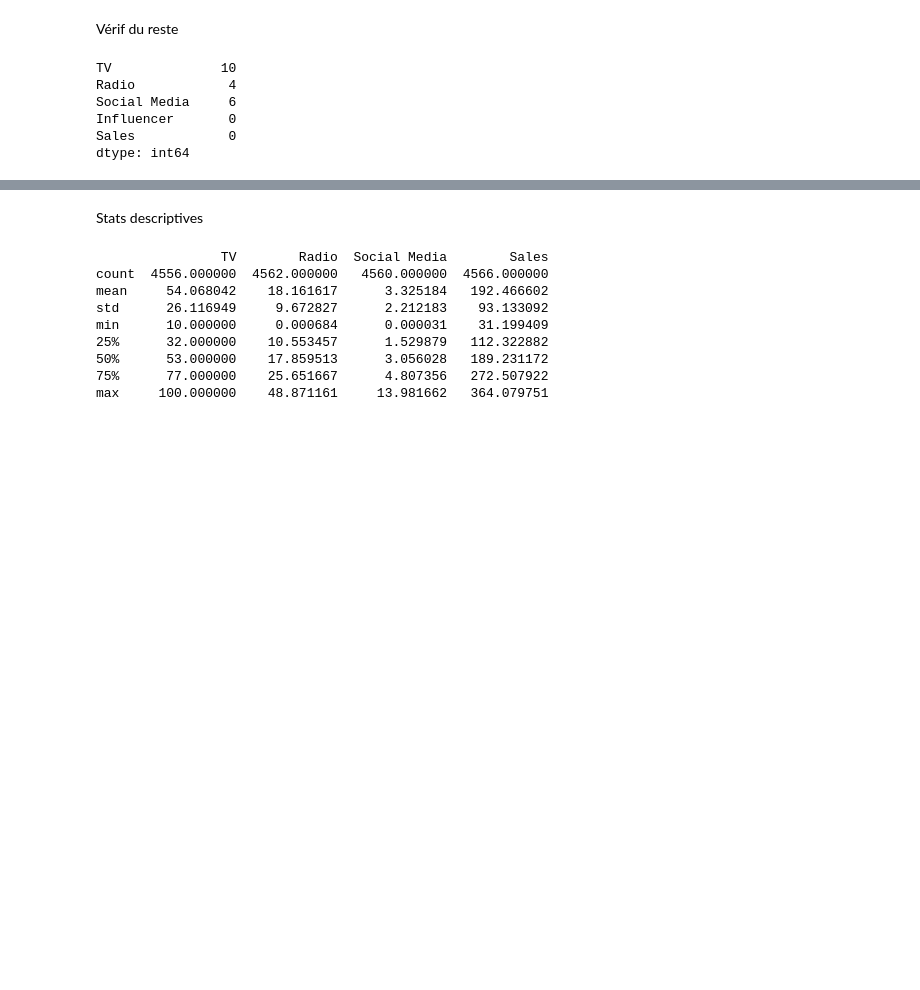
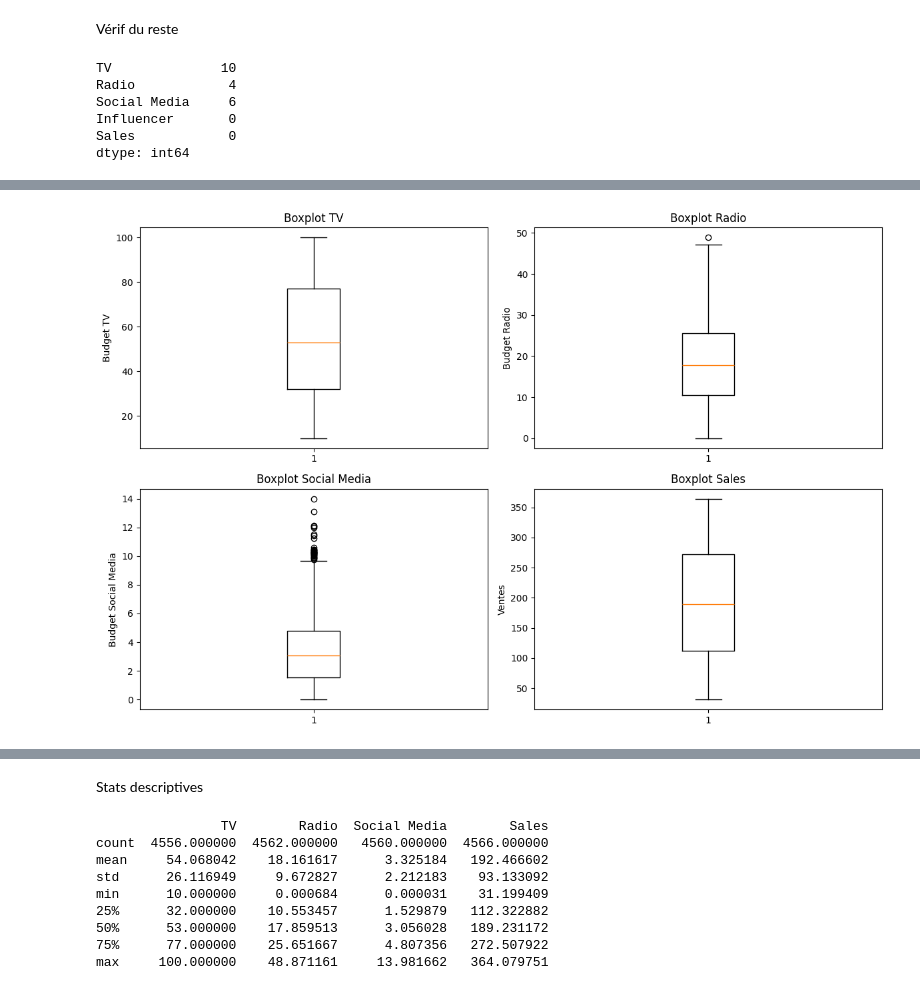
Before and after one commit to Dnivaux/Data_Science_Marketing, a Jupyter notebook: notebooks/01_EDA_Marketing.ipynb, the cells around one changed output, grey strips where cells are left out. Drawn from its saved outputs; the diff is of its cells as text; code cells hidden in the pictures; blank space fills up the shorter version.

```diff
--- a/notebooks/01_EDA_Marketing.ipynb
+++ b/notebooks/01_EDA_Marketing.ipynb
@@ -60,0 +96,23 @@ dtype: int64
+# %%
+fig, axes = plt.subplots(2, 2, figsize=(12, 8))
+
+axes[0, 0].boxplot(df["TV"].dropna())
+axes[0, 0].set_title("Boxplot TV")
+axes[0, 0].set_ylabel("Budget TV")
+
+axes[0, 1].boxplot(df["Radio"].dropna())
+axes[0, 1].set_title("Boxplot Radio")
+axes[0, 1].set_ylabel("Budget Radio")
+
+axes[1, 0].boxplot(df["Social Media"].dropna())
+axes[1, 0].set_title("Boxplot Social Media")
+axes[1, 0].set_ylabel("Budget Social Media")
+
+axes[1, 1].boxplot(df["Sales"].dropna())
+axes[1, 1].set_title("Boxplot Sales")
+axes[1, 1].set_ylabel("Ventes")
+
+plt.tight_layout()
+plt.show()
+# %% [output]
+[figure, added]
```
Also changed, not shown: parts of 12 cells of this notebook.
